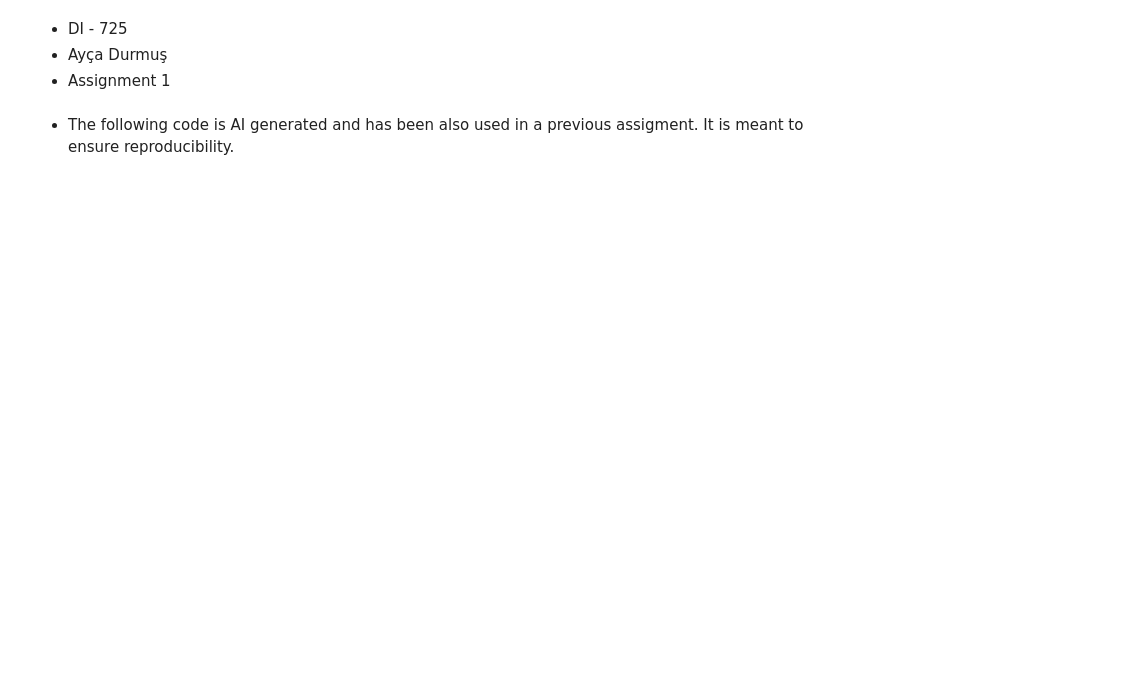
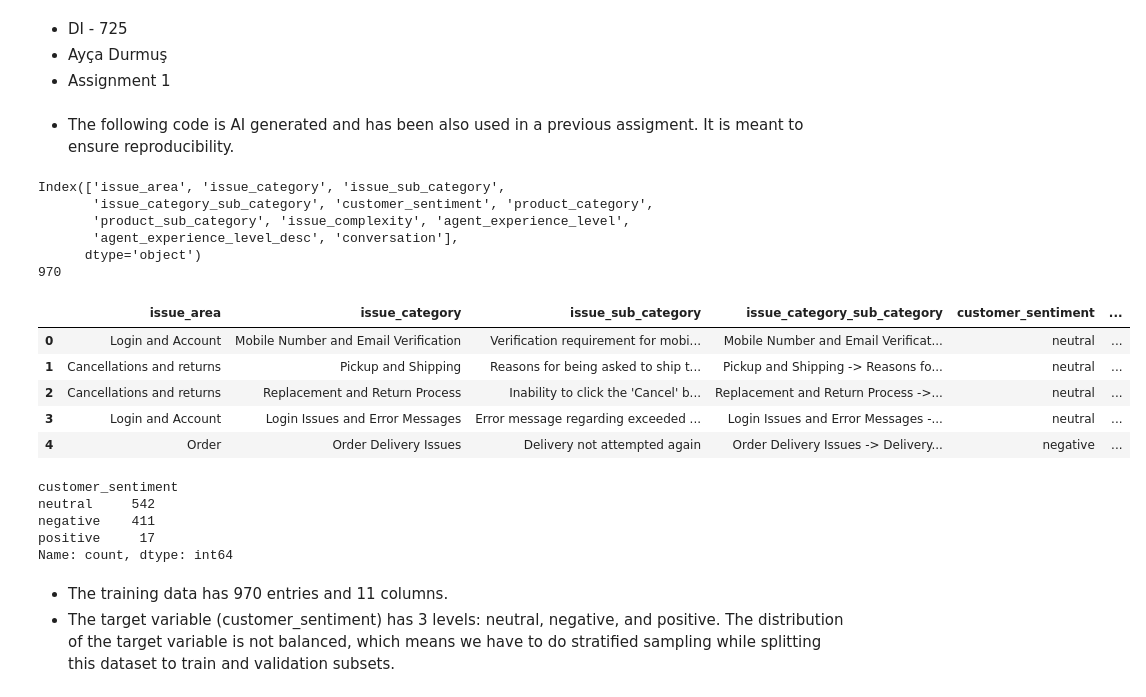
Before and after one commit to aycadurmus-ad/DI-725-Assignment-1-Sentiment-Analysis, a Jupyter notebook: Ayça Durmuş - Assignment 1.ipynb, the cells around one changed output. Saved outputs shown, nothing was run; the diff lists cells and outputs as text; code cells hidden in the pictures; blank space fills up the shorter version.

```diff
--- a/Ayça Durmuş - Assignment 1.ipynb
+++ b/Ayça Durmuş - Assignment 1.ipynb
@@ -49,3 +49,32 @@ def set_seed(seed_value):
 
 SEED = 42
 set_seed(SEED)
+# %%
+data_train=pd.read_csv("train.csv")
+print(data_train.columns)
+print(len(data_train))
+data_train.head()
+# %% [output]
+Index(['issue_area', 'issue_category', 'issue_sub_category',
+       'issue_category_sub_category', 'customer_sentiment', 'product_category',
+       'product_sub_category', 'issue_complexity', 'agent_experience_level',
+       'agent_experience_level_desc', 'conversation'],
+      dtype='object')
+970
+|  | issue_area | issue_category | issue_sub_category | issue_category_sub_category | customer_sentiment | ... |
+| 0 | Login and Account | Mobile Number and Email Verification | Verification requirement for mobi... | Mobile Number and Email Verificat... | neutral | ... |
+| 1 | Cancellations and returns | Pickup and Shipping | Reasons for being asked to ship t... | Pickup and Shipping -> Reasons fo... | neutral | ... |
+| 2 | Cancellations and returns | Replacement and Return Process | Inability to click the 'Cancel' b... | Replacement and Return Process ->... | neutral | ... |
+| 3 | Login and Account | Login Issues and Error Messages | Error message regarding exceeded ... | Login Issues and Error Messages -... | neutral | ... |
+| 4 | Order | Order Delivery Issues | Delivery not attempted again | Order Delivery Issues -> Delivery... | negative | ... |
+# %%
+print(data_train['customer_sentiment'].value_counts())
+# %% [output]
+customer_sentiment
+neutral     542
+negative    411
+positive     17
+Name: count, dtype: int64
+# %% [markdown]
+* The training data has 970 entries and 11 columns.
+* The target variable (customer_sentiment) has 3 levels: neutral, negative, and positive. The distribution of the target variable is not balanced, which means we have to do stratified sampling while splitting this dataset to train and validation subsets.
```
Also changed, not shown: parts of 24 cells of this notebook, 3 other files.
